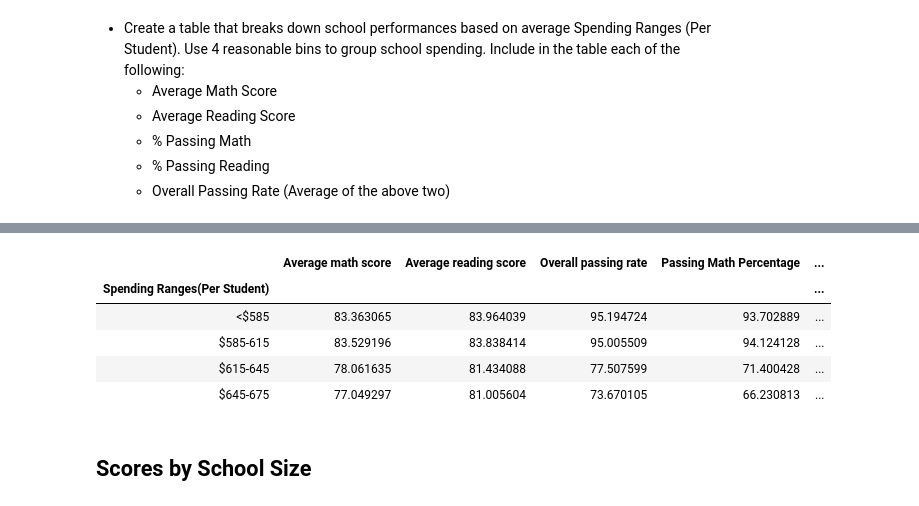
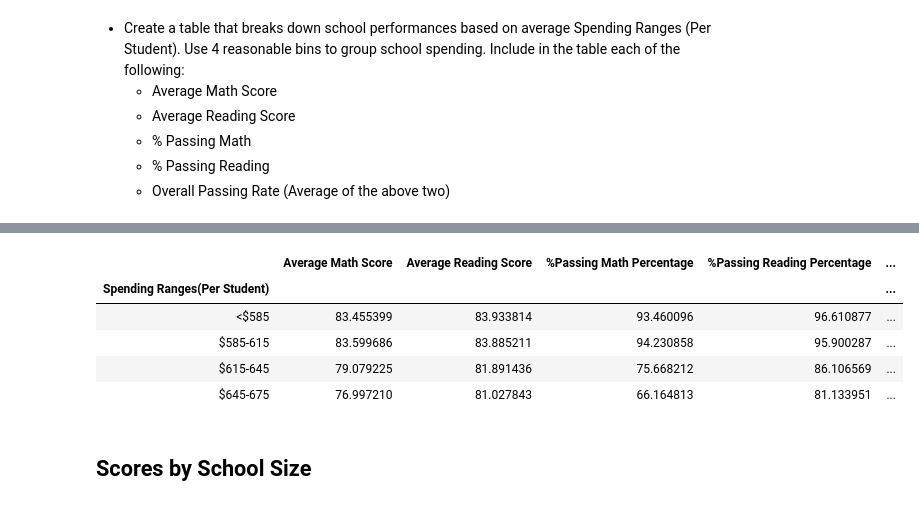
Before and after one commit to shakespearbi/pandas-challenge, a Jupyter notebook: PyCitySchools/PyCitySchools_starter.ipynb, the cells around one changed output, grey strips where cells are left out. Cells and saved outputs as stored; diff of their text form; code cells hidden in the pictures.

```diff
--- a/PyCitySchools/PyCitySchools_starter.ipynb
+++ b/PyCitySchools/PyCitySchools_starter.ipynb
@@ -120,7 +120,7 @@ overall_passrate = (per_pass_math+per_pass_reading)/2
 # %%
 summary_school = pd.DataFrame({"School Type":school_type,
                                "Total Number of Students":count_student,
-                              "Total Budget":tot_budget,
+                              "Total Budget":budget,
                               "Budget per Student":budget_per_student,
                                "Average Math Score":avg_math_score,
                                "Average Reading Score":avg_read_score,
@@ -298,0 +297,5 @@ school_data_complete["Spending Ranges(Per Student)"] = pd.cut(school_data_comple
+# %%
+summary_school = summary_school[["Budget per Student","Average Reading Score", "Average Math Score", "% Passing Math", "% Passing Reading", "Overall Passing Rate"]]
+
+
+summary_school["Spending Ranges(Per Student)"] = pd.cut(summary_school["Budget per Student"], spending_bins, labels=group_names)
@@ -299,3 +327,2 @@ school_data_complete["Spending Ranges(Per Student)"] = pd.cut(school_data_comple
 # %%
-spending_grouped = school_data_complete.groupby(["Spending Ranges(Per Student)"])
-num_student = spending_grouped["Student ID"].count()
+spending_grouped = summary_school.groupby(["Spending Ranges(Per Student)"])
@@ -314,17 +329,23 @@ overall = (per_pass_math1 + per_pass_reading1)/2
+# %%
+avg_math_score1 = spending_grouped["Average Math Score"].mean()
+avg_read_score1 = spending_grouped["Average Reading Score"].mean()
+per_pass_math1 = spending_grouped["% Passing Math"].mean() * 100
+per_pass_reading1 = spending_grouped["% Passing Reading"].mean() * 100
+overall = spending_grouped["Overall Passing Rate"].mean() * 100
 # %%
-spending_df = pd.DataFrame({"Average math score":avg_math_score1,
-                            "Average reading score":avg_read_score1,
-                            "Overall passing rate":overall,
-                            "Passing Math Percentage":per_pass_math1,
-                            "Passing Reading Percentage": per_pass_reading1})
+spending_df = pd.DataFrame({"Average Math Score":avg_math_score1,
+                            "Average Reading Score":avg_read_score1,
+                            "%Passing Math Percentage":per_pass_math1,
+                            "%Passing Reading Percentage": per_pass_reading1,
+                            "%Overall Passing Rate":overall})
 spending_df
 # %% [output]
-|  | Average math score | Average reading score | Overall passing rate | Passing Math Percentage | ... |
+|  | Average Math Score | Average Reading Score | %Passing Math Percentage | %Passing Reading Percentage | ... |
 | Spending Ranges(Per Student) |  |  |  |  | ... |
-| <$585 | 83.363065 | 83.964039 | 95.194724 | 93.702889 | ... |
-| $585-615 | 83.529196 | 83.838414 | 95.005509 | 94.124128 | ... |
-| $615-645 | 78.061635 | 81.434088 | 77.507599 | 71.400428 | ... |
-| $645-675 | 77.049297 | 81.005604 | 73.670105 | 66.230813 | ... |
+| <$585 | 83.455399 | 83.933814 | 93.460096 | 96.610877 | ... |
+| $585-615 | 83.599686 | 83.885211 | 94.230858 | 95.900287 | ... |
+| $615-645 | 79.079225 | 81.891436 | 75.668212 | 86.106569 | ... |
+| $645-675 | 76.997210 | 81.027843 | 66.164813 | 81.133951 | ... |
 # %% [markdown]
 ## Scores by School Size
 # %% [markdown]
```
Also changed, not shown: parts of 27 cells of this notebook, 3 other files.
